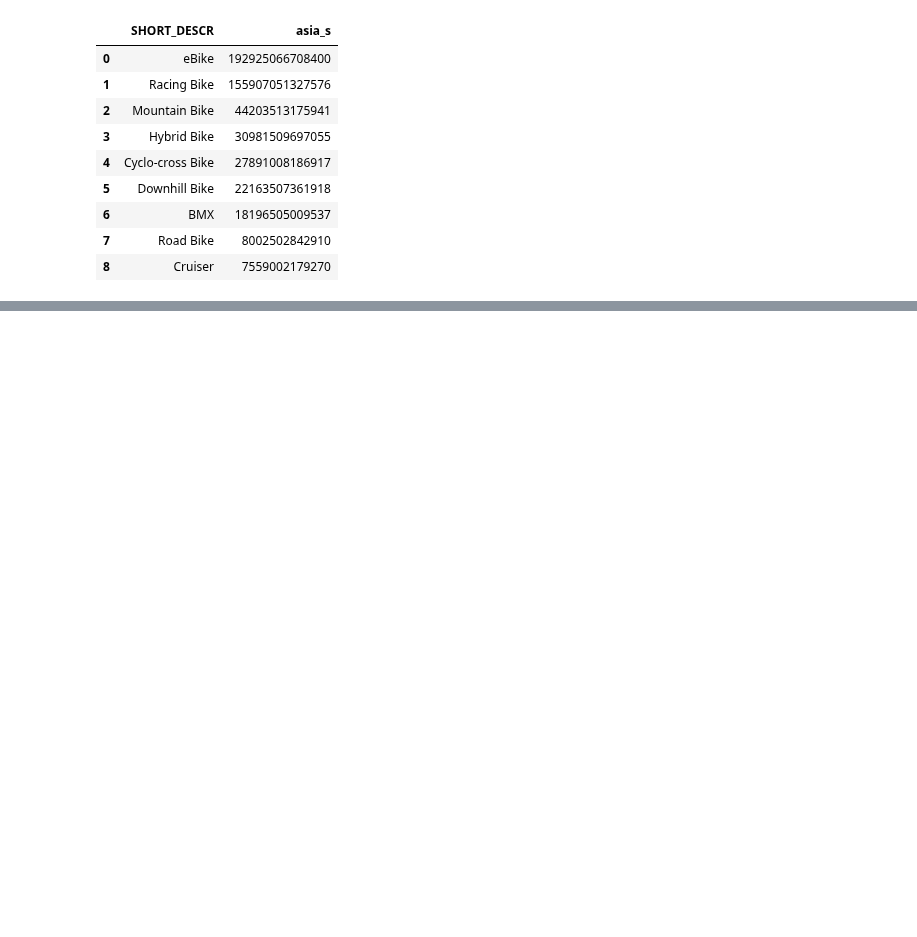
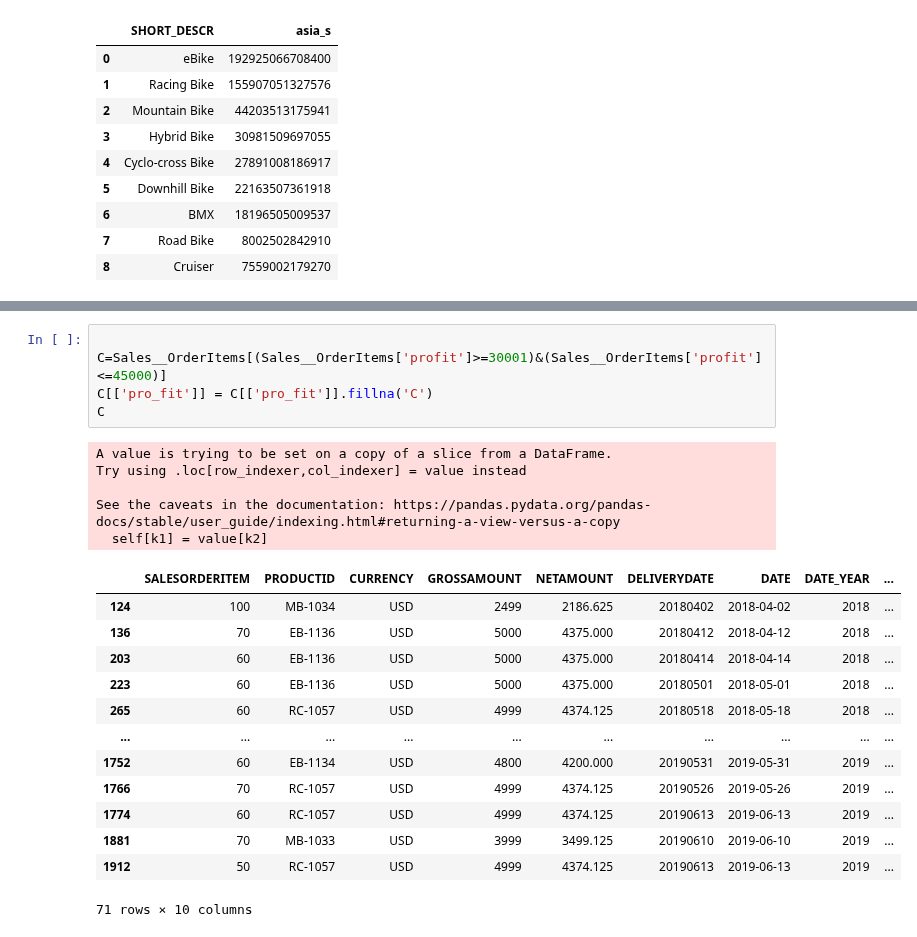
Before and after one commit to nicha0524/DPDM2021, a Jupyter notebook: Project.ipynb, the cells around one changed output, grey strips where cells are left out. Cells and saved outputs as stored; diff of their text form; blank space fills up the shorter version.

```diff
--- a/Project.ipynb
+++ b/Project.ipynb
@@ -955,0 +1098,24 @@ A.iloc[:,[0,10]]
+# %%
+
+C=Sales__OrderItems[(Sales__OrderItems['profit']>=30001)&(Sales__OrderItems['profit']<=45000)]
+C[['pro_fit']] = C[['pro_fit']].fillna('C')
+C
+# %% [output]
+A value is trying to be set on a copy of a slice from a DataFrame.
+Try using .loc[row_indexer,col_indexer] = value instead
+
+See the caveats in the documentation: https://pandas.pydata.org/pandas-docs/stable/user_guide/indexing.html#returning-a-view-versus-a-copy
+  self[k1] = value[k2]
+|  | SALESORDERITEM | PRODUCTID | CURRENCY | GROSSAMOUNT | NETAMOUNT | DELIVERYDATE | DATE | DATE_YEAR | ... |
+| 124 | 100 | MB-1034 | USD | 2499 | 2186.625 | 20180402 | 2018-04-02 | 2018 | ... |
+| 136 | 70 | EB-1136 | USD | 5000 | 4375.000 | 20180412 | 2018-04-12 | 2018 | ... |
+| 203 | 60 | EB-1136 | USD | 5000 | 4375.000 | 20180414 | 2018-04-14 | 2018 | ... |
+| 223 | 60 | EB-1136 | USD | 5000 | 4375.000 | 20180501 | 2018-05-01 | 2018 | ... |
+| 265 | 60 | RC-1057 | USD | 4999 | 4374.125 | 20180518 | 2018-05-18 | 2018 | ... |
+| ... | ... | ... | ... | ... | ... | ... | ... | ... | ... |
+| 1752 | 60 | EB-1134 | USD | 4800 | 4200.000 | 20190531 | 2019-05-31 | 2019 | ... |
+| 1766 | 70 | RC-1057 | USD | 4999 | 4374.125 | 20190526 | 2019-05-26 | 2019 | ... |
+| 1774 | 60 | RC-1057 | USD | 4999 | 4374.125 | 20190613 | 2019-06-13 | 2019 | ... |
+| 1881 | 70 | MB-1033 | USD | 3999 | 3499.125 | 20190610 | 2019-06-10 | 2019 | ... |
+| 1912 | 50 | RC-1057 | USD | 4999 | 4374.125 | 20190613 | 2019-06-13 | 2019 | ... |
+71 rows × 10 columns
```
Also changed, not shown: parts of 18 cells of this notebook.
